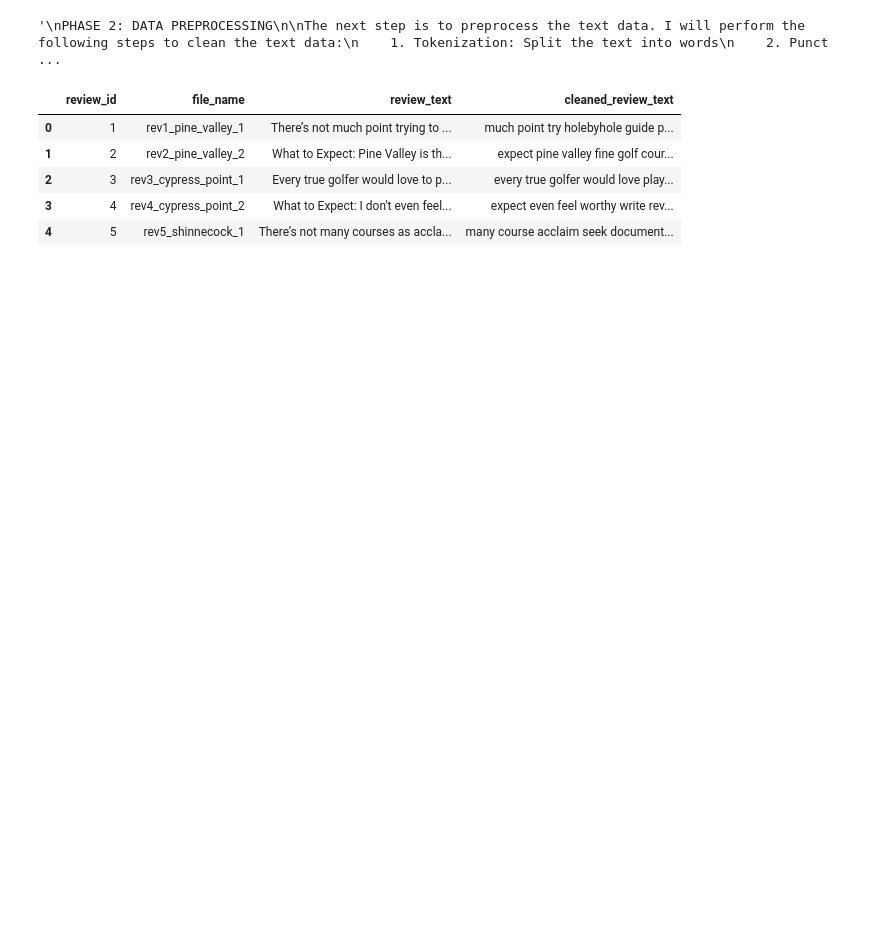
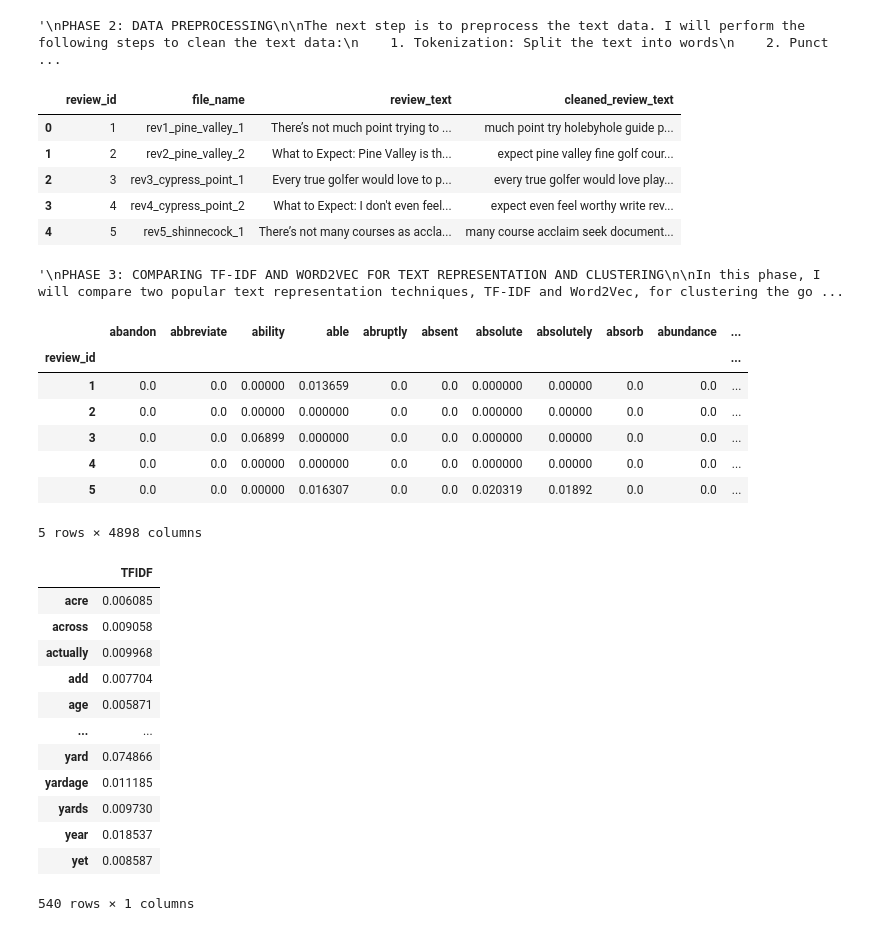
Before and after one commit to stefanjenss/Natural_Language_Processing, a Jupyter notebook: MSDS_453_Term_Project/V1_top_courses_NLP_code.ipynb, the cells around one changed output. Drawn from its saved outputs; the diff is of its cells as text; code cells hidden in the pictures; blank space fills up the shorter version.

```diff
--- a/MSDS_453_Term_Project/V1_top_courses_NLP_code.ipynb
+++ b/MSDS_453_Term_Project/V1_top_courses_NLP_code.ipynb
@@ -215,15 +231,72 @@ golf_course_review[['review_id', 'file_name', 'review_text', 'cleaned_review_tex
 | 3 | 4 | rev4_cypress_point_2 | What to Expect: I don't even feel... | expect even feel worthy write rev... |
 | 4 | 5 | rev5_shinnecock_1 | There’s not many courses as accla... | many course acclaim seek document... |
 # %%
+from sklearn.metrics import silhouette_score
 """
 PHASE 3: COMPARING TF-IDF AND WORD2VEC FOR TEXT REPRESENTATION AND CLUSTERING
 
-In this phase, I will compare two popular text representation techniques, TF-IDF and Word2Vec, for clustering the golf course reviews.
+In this phase, I will compare two popular text representation techniques, TF-IDF and Doc2Vec, for clustering the golf course reviews.
 I will perform the following steps to cluster the reviews using both techniques:
     1. TF-IDF representation: Convert the preprocessed text data into a TF-IDF matrix
     2. K-Means clustering: Cluster the reviews using K-Means clustering with the TF-IDF matrix
-    3. Word2Vec representation: Train a Word2Vec model on the preprocessed text data
-    4. K-Means clustering: Cluster the reviews using K-Means clustering with the Word2Vec model
-    5. Visualization: Visualize the clusters using both Multidimensional Scaling (MDS) and Principal Component Analysis (PCA) techniques
-    6. Evaluation: Evaluate the clustering results using the Silhouette score and the Davies-Bouldin score
+    3. Visualization: Visualize for TF-IDF clusters using both Multidimensional Scaling (MDS) and Principal Component Analysis (PCA) techniques
+    4. Doc2Vec representation: Train a Doc2Vec model on the preprocessed text data
+    5. K-Means clustering: Cluster the reviews using K-Means clustering with the Doc2Vec model
+    6. Visualization: Visualize the Doc2Vec clusters using both Multidimensional Scaling (MDS) and Principal Component Analysis (PCA) techniques
+    7. Evaluation: Evaluate the clustering results using the Silhouette score and the Davies-Bouldin score
 """
+
+### 1. TF-IDF representation ###
+# Create a TF-IDF vectorizer
+ifidf_vectorizer = TfidfVectorizer(ngram_range=(1,1))   # Unigrams - meaning single words (1,1)
+# Fit and transform the cleaned review text data
+tfidf_matrix = ifidf_vectorizer.fit_transform(golf_course_review['cleaned_review_text'])
+# Convert the TF-IDF matrix to a DataFrame
+tfidf_df = pd.DataFrame(tfidf_matrix.toarray(), columns=ifidf_vectorizer.get_feature_names_out(), index=golf_course_review['review_id'])
+# Display the TF-IDF matrix
+tfidf_df.head()
+
+# Explore the TF-IDF matrix values
+# Calculate the average TFIDF value for each word
+average_TFIDF={}
+for i in tfidf_df.columns:
+    average_TFIDF[i]=np.mean(tfidf_df[i])
+
+# Display the average TFIDF values
+average_TFIDF_df = pd.DataFrame(average_TFIDF, index=[0]).T
+average_TFIDF_df.columns = ['TFIDF']
+
+# Calculate the Q1 and Q3 values for the TFIDF values
+Q1 = np.percentile(average_TFIDF_df['TFIDF'], 25)
+Q3 = np.percentile(average_TFIDF_df['TFIDF'], 75)
+IQR = Q3 - Q1
+# Calculate the lower and upper bounds for outliers
+lower_bound = Q1 - 1.5 * IQR
+upper_bound = Q3 + 1.5 * IQR
+
+# Identify the outliers in the average TFIDF values
+outliers = average_TFIDF_df[(average_TFIDF_df['TFIDF'] < lower_bound) | (average_TFIDF_df['TFIDF'] > upper_bound)]
+outliers
+# %% [output]
+'\nPHASE 3: COMPARING TF-IDF AND WORD2VEC FOR TEXT REPRESENTATION AND CLUSTERING\n\nIn this phase, I will compare two popular text representation techniques, TF-IDF and Word2Vec, for clustering the go ...
+|  | abandon | abbreviate | ability | able | abruptly | absent | absolute | absolutely | absorb | abundance | ... |
+| review_id |  |  |  |  |  |  |  |  |  |  | ... |
+| 1 | 0.0 | 0.0 | 0.00000 | 0.013659 | 0.0 | 0.0 | 0.000000 | 0.00000 | 0.0 | 0.0 | ... |
+| 2 | 0.0 | 0.0 | 0.00000 | 0.000000 | 0.0 | 0.0 | 0.000000 | 0.00000 | 0.0 | 0.0 | ... |
+| 3 | 0.0 | 0.0 | 0.06899 | 0.000000 | 0.0 | 0.0 | 0.000000 | 0.00000 | 0.0 | 0.0 | ... |
+| 4 | 0.0 | 0.0 | 0.00000 | 0.000000 | 0.0 | 0.0 | 0.000000 | 0.00000 | 0.0 | 0.0 | ... |
+| 5 | 0.0 | 0.0 | 0.00000 | 0.016307 | 0.0 | 0.0 | 0.020319 | 0.01892 | 0.0 | 0.0 | ... |
+5 rows × 4898 columns
+|  | TFIDF |
+| acre | 0.006085 |
+| across | 0.009058 |
+| actually | 0.009968 |
+| add | 0.007704 |
+| age | 0.005871 |
+| ... | ... |
+| yard | 0.074866 |
+| yardage | 0.011185 |
+| yards | 0.009730 |
+| year | 0.018537 |
+| yet | 0.008587 |
+540 rows × 1 columns
```
Also changed, not shown: parts of 6 cells of this notebook, 2 other files.
